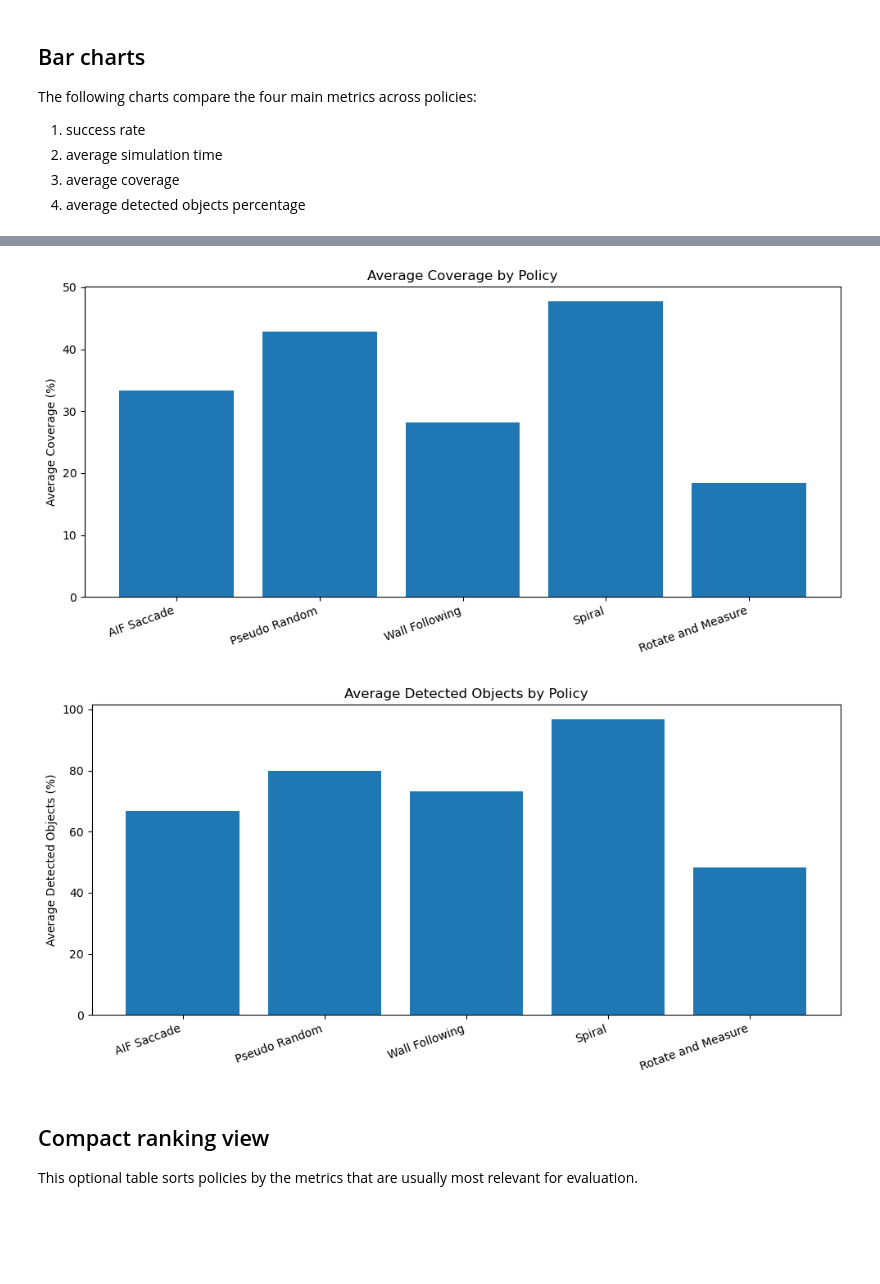
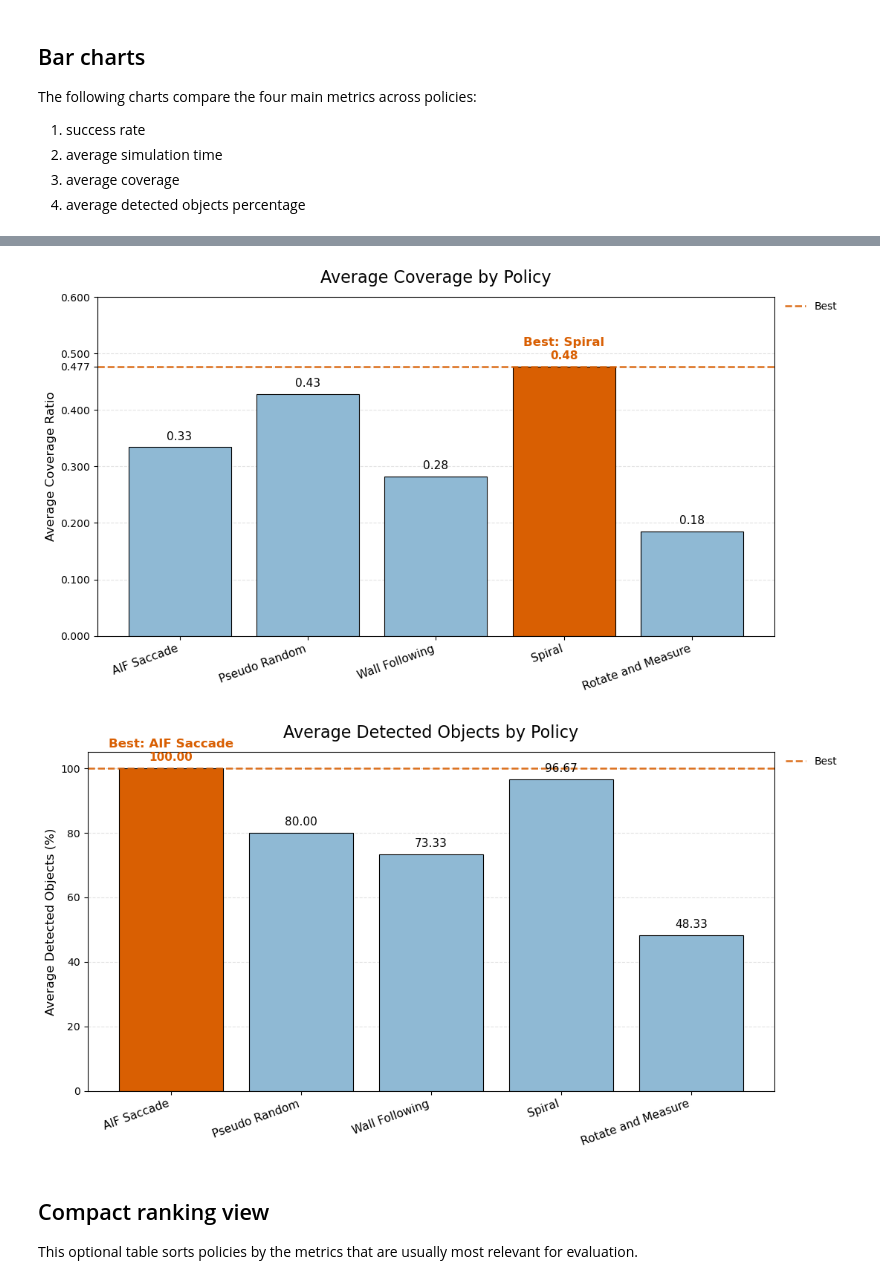
Before and after one commit to eml-eda/aif-explo-drones, a Jupyter notebook: webots/controllers/crazyflie_AIF/utils/results_comp_random_spawn.ipynb, the cells around one changed output, grey strips where cells are left out. Saved outputs shown, nothing was run; the diff lists cells and outputs as text; code cells hidden in the pictures; blank space fills up the shorter version.

```diff
--- a/webots/controllers/crazyflie_AIF/utils/results_comp_random_spawn.ipynb
+++ b/webots/controllers/crazyflie_AIF/utils/results_comp_random_spawn.ipynb
@@ -39,11 +39,11 @@ You can add or remove paths as needed.
 # =========================================
 
 REPORT_PATHS = [
-    "../logs/eval_aif_saccade_20260403_163536/eval_report/eval_report.json",
-    "../logs/eval_pseudo_random_20260403_162550/eval_report/eval_report.json",
-    "../logs/eval_wall_following_20260403_162253/eval_report/eval_report.json",
-    "../logs/eval_spiral_20260403_162013/eval_report/eval_report.json",
-    "../logs/eval_rotate_and_measure_20260403_163338/eval_report/eval_report.json",
+    "../logs/eval_aif_weighted_eps004_vel50/eval_report/eval_report.json",
+    "../logs/eval_pseudo_random_rand_spawn/eval_report/eval_report.json",
+    "../logs/eval_wall_following_rand_spawn/eval_report/eval_report.json",
+    "../logs/eval_spiral_rand_spawn/eval_report/eval_report.json",
+    "../logs/eval_rotate_and_measure_rand_spawn/eval_report/eval_report.json",
 ]
 
 POLICY_ORDER = [
@@ -247,7 +247,7 @@ The following charts compare the four main metrics across policies:
 # %%
 plot_df = summary_df.copy()
 
-plot_df["success_rate_pct"] = plot_df["success_rate"] * 100.0
-plot_df["avg_coverage_pct"] = plot_df["avg_coverage_ratio"] * 100.0
+# plot_df["success_rate_pct"] = plot_df["success_rate"] * 100.0
+# plot_df["avg_coverage_pct"] = plot_df["avg_coverage_ratio"] * 100.0
 
-x_labels = plot_df["policy_label"].tolist()
+# x_labels = plot_df["policy_label"].tolist()
@@ -274,23 +375,25 @@ plt.show()
 # %%
-plt.figure(figsize=(10, 5))
-plt.bar(x_labels, plot_df["avg_coverage_pct"])
-plt.title("Average Coverage by Policy")
-plt.ylabel("Average Coverage (%)")
-plt.xticks(rotation=20, ha="right")
-plt.tight_layout()
-plt.show()
+plot_metric_bar(
+    df=plot_df,
+    label_col="policy_label",
+    value_col="avg_coverage_ratio",
+    title="Average Coverage by Policy",
+    ylabel="Average Coverage Ratio",
+    higher_is_better=False,
+)
 # %% [output]
-[figure, old version]
+[figure, new version]
 # %%
-plt.figure(figsize=(10, 5))
-plt.bar(x_labels, plot_df["avg_detected_objects_pct"])
-plt.title("Average Detected Objects by Policy")
-plt.ylabel("Average Detected Objects (%)")
-plt.xticks(rotation=20, ha="right")
-plt.tight_layout()
-plt.show()
+plot_metric_bar(
+    df=plot_df,
+    label_col="policy_label",
+    value_col="avg_detected_objects_pct",
+    title="Average Detected Objects by Policy",
+    ylabel="Average Detected Objects (%)",
+    higher_is_better=True,
+)
 # %% [output]
-[figure, old version]
+[figure, new version]
 # %% [markdown]
 ## Compact ranking view
 
```
Also changed, not shown: parts of 6 cells of this notebook, 28 other files.
